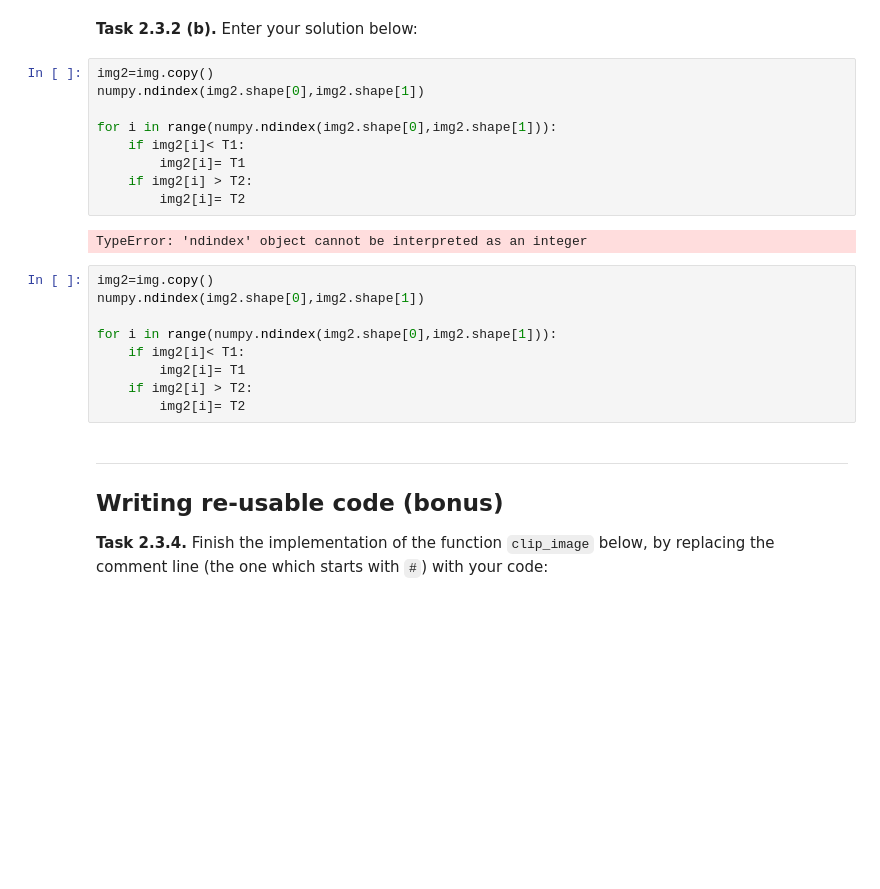
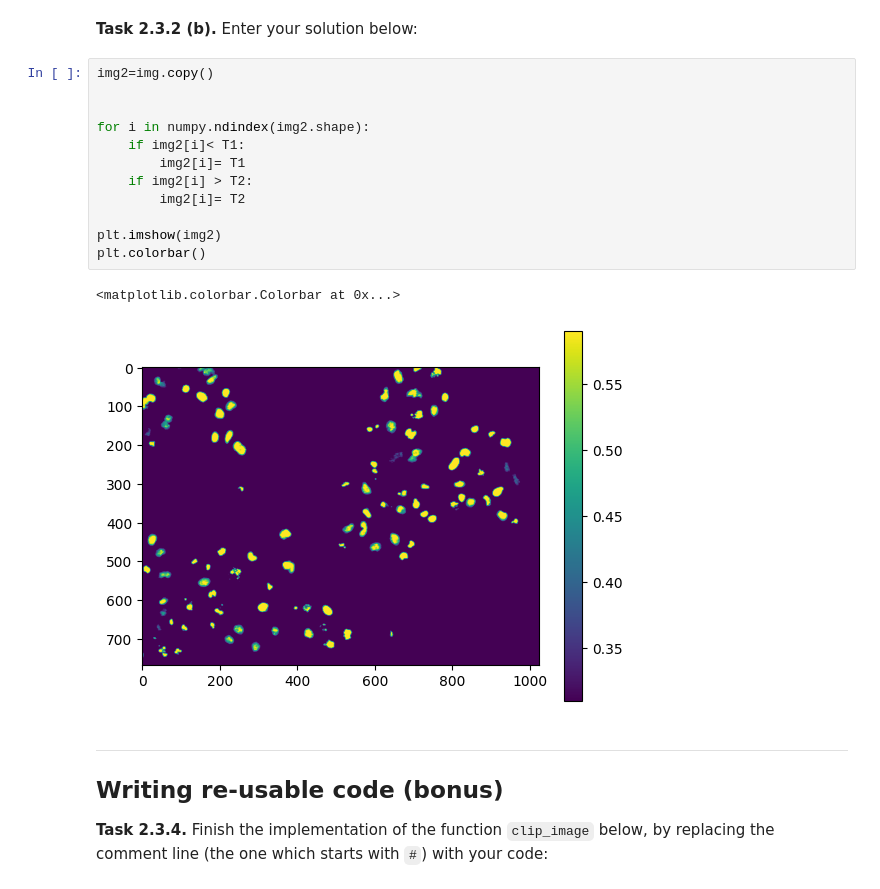
Before and after one commit to helenmen/mobi-fs3-python, a Jupyter notebook: task2.ipynb, the cells around one changed output. Cells and saved outputs as stored; diff of their text form; blank space fills up the shorter version.

```diff
--- a/task2.ipynb
+++ b/task2.ipynb
@@ -80,24 +81,19 @@ plt.imshow(imog)
 **<a id="#">Task 2.3.2 (b).</a>** Enter your solution below:
 # %%
 img2=img.copy()
-numpy.ndindex(img2.shape[0],img2.shape[1])
 
-for i in range(numpy.ndindex(img2.shape[0],img2.shape[1])):
+
+for i in numpy.ndindex(img2.shape):
     if img2[i]< T1:
         img2[i]= T1
     if img2[i] > T2:
         img2[i]= T2
+
+plt.imshow(img2)
+plt.colorbar()
 # %% [output]
-TypeError: 'ndindex' object cannot be interpreted as an integer
+<matplotlib.colorbar.Colorbar at 0x...>
+[figure, added]
-# %%
-img2=img.copy()
-numpy.ndindex(img2.shape[0],img2.shape[1])
-
-for i in range(numpy.ndindex(img2.shape[0],img2.shape[1])):
-    if img2[i]< T1:
-        img2[i]= T1
-    if img2[i] > T2:
-        img2[i]= T2
 # %% [markdown]
 ---
 
```
Also changed, not shown: parts of 1 cell of this notebook.
